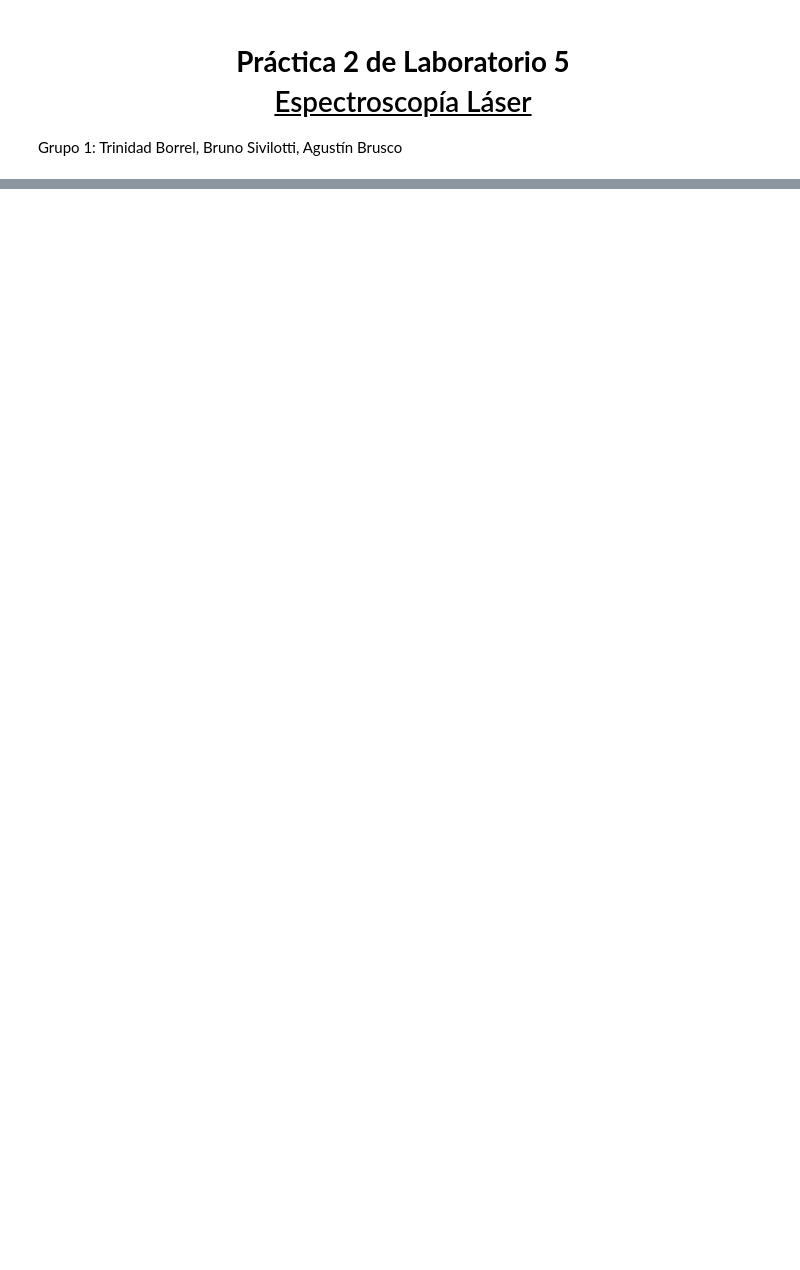
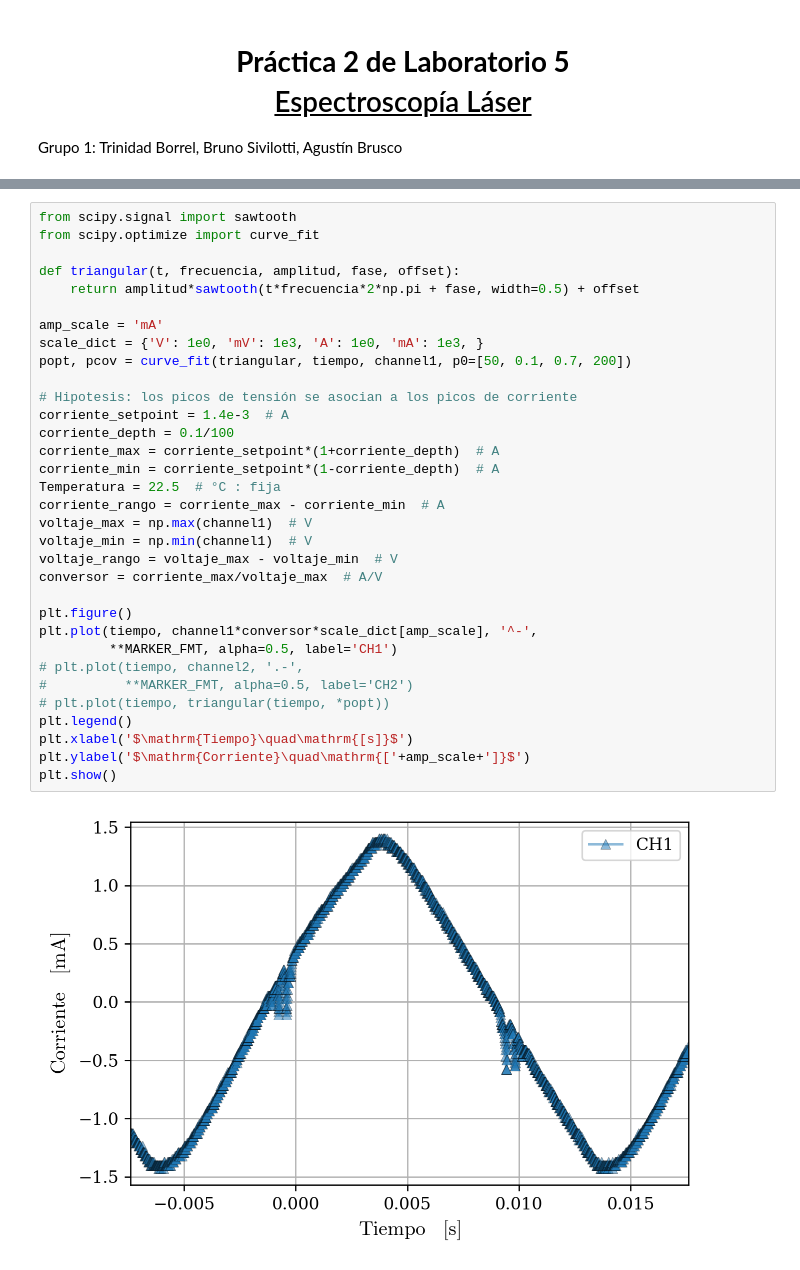
Before and after one commit to agustinbrusco/Laboratorio5, a Jupyter notebook: Datos y código - Práctica 2/espectroscopia_laser_adquisicion.ipynb, the cells around one changed output, grey strips where cells are left out. Drawn from its saved outputs; the diff is of its cells as text; blank space fills up the shorter version.

```diff
--- a/Datos y código - Práctica 2/espectroscopia_laser_adquisicion.ipynb
+++ b/Datos y código - Práctica 2/espectroscopia_laser_adquisicion.ipynb
@@ -80,0 +78,35 @@ plt.show()
+# %%
+from scipy.signal import sawtooth
+from scipy.optimize import curve_fit
+
+def triangular(t, frecuencia, amplitud, fase, offset):
+    return amplitud*sawtooth(t*frecuencia*2*np.pi + fase, width=0.5) + offset
+
+amp_scale = 'mA'
+scale_dict = {'V': 1e0, 'mV': 1e3, 'A': 1e0, 'mA': 1e3, }
+popt, pcov = curve_fit(triangular, tiempo, channel1, p0=[50, 0.1, 0.7, 200])
+
+# Hipotesis: los picos de tensión se asocian a los picos de corriente
+corriente_setpoint = 1.4e-3  # A
+corriente_depth = 0.1/100
+corriente_max = corriente_setpoint*(1+corriente_depth)  # A
+corriente_min = corriente_setpoint*(1-corriente_depth)  # A
+Temperatura = 22.5  # °C : fija
+corriente_rango = corriente_max - corriente_min  # A
+voltaje_max = np.max(channel1)  # V
+voltaje_min = np.min(channel1)  # V
+voltaje_rango = voltaje_max - voltaje_min  # V
+conversor = corriente_max/voltaje_max  # A/V
+
+plt.figure()
+plt.plot(tiempo, channel1*conversor*scale_dict[amp_scale], '^-',
+         **MARKER_FMT, alpha=0.5, label='CH1')
+# plt.plot(tiempo, channel2, '.-',
+#          **MARKER_FMT, alpha=0.5, label='CH2')
+# plt.plot(tiempo, triangular(tiempo, *popt))
+plt.legend()
+plt.xlabel('$\mathrm{Tiempo}\quad\mathrm{[s]}$')
+plt.ylabel('$\mathrm{Corriente}\quad\mathrm{['+amp_scale+']}$')
+plt.show()
+# %% [output]
+[figure, added]
```
Also changed, not shown: parts of 6 cells of this notebook, 2 other files.
